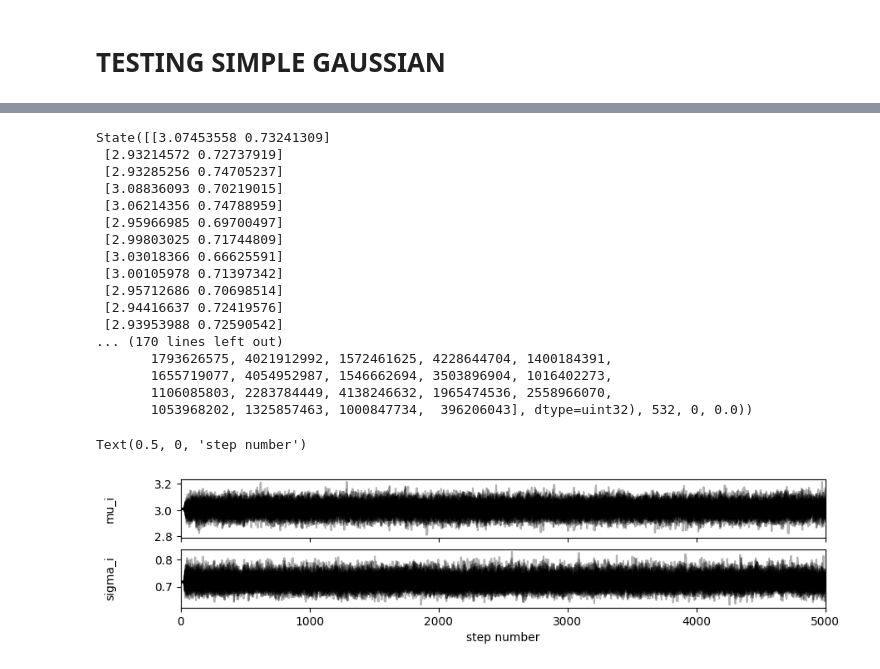
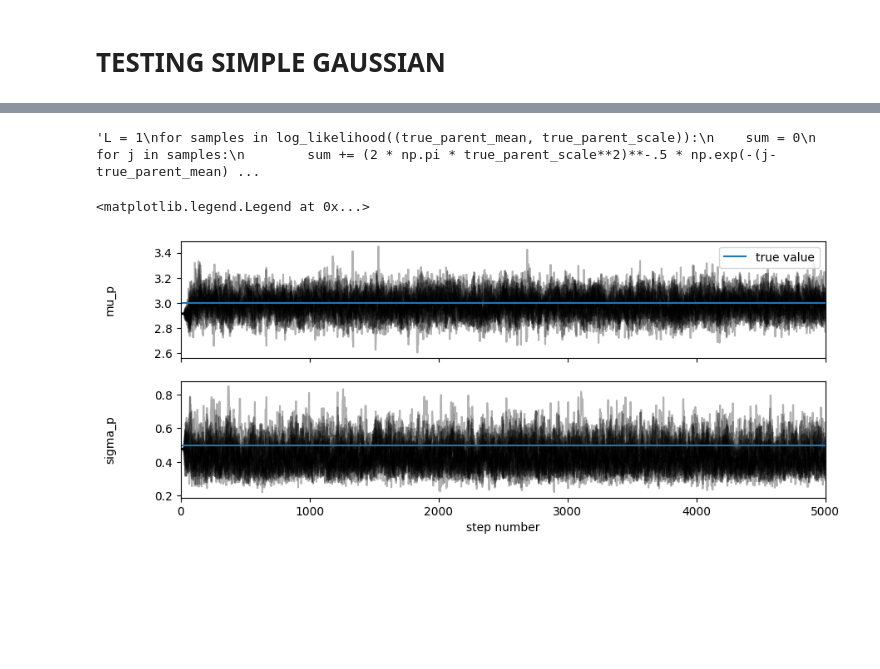
Before and after one commit to SSingh087/test-hierarchical-model, a Jupyter notebook: test-toy-HM/EMCEE tests/test-emcee-variation.ipynb, the cells around one changed output, grey strips where cells are left out. Saved outputs shown, nothing was run; the diff lists cells and outputs as text; code cells hidden in the pictures; blank space fills up the shorter version.

```diff
--- a/test-toy-HM/EMCEE tests/test-emcee-variation.ipynb
+++ b/test-toy-HM/EMCEE tests/test-emcee-variation.ipynb
@@ -1786,11 +1408,11 @@ def log_probability(param):
 # %%
 import emcee
 
-pos = soln.x + 1e-6 * np.random.randn(50, 2)
+pos = soln.x + 1e-6 * np.random.randn(20, 2)
 nwalkers, ndim = pos.shape
 
 sampler = emcee.EnsembleSampler(
-    nwalkers, ndim, log_probability
+    nwalkers, ndim, log_probability, args=[X_ji]
 )
-sampler.run_mcmc(pos, 8000, progress=True)
+sampler.run_mcmc(pos, 5000, progress=True)
 # %% [output]
@@ -1882,10 +1520,0 @@ plt.legend()
-# %%
-def log_likelihood(params):
-    parent_mean, parent_scale = params
-    weights = np.log(np.sum(
-                (2 * np.pi * true_child_scale**2)**(-0.5) * \
-                np.exp(-(child_gaussian - np.expand_dims(child_gaussian.mean(axis=1), axis=1))**2 / \
-                (2 * true_child_scale**2)),
-                axis=1))
-    chi_sq = ((child_gaussian.mean(axis=1) - parent_mean) / (2 * parent_scale))**2
-    return - 0.5 * N_obs * np.log(2 * np.pi * parent_scale**2 * size_child**2) - np.sum(chi_sq + weights)
@@ -1908,14 +1520,0 @@ sigma = 0.717
-# %%
-def log_prior(params):
-    parent_mean, parent_scale = params
-    # Flat priors
-    if (0 < parent_mean < 5 and
-        0 < parent_scale < 5):
-        return 0.0
-    return -np.inf
-
-def log_probability(params):
-    log_prior_val = log_prior(params)
-    if not np.isfinite(log_prior_val):
-        return -np.inf
-    return log_prior_val + log_likelihood(params)
@@ -1922,46 +1568,44 @@ def log_probability(params):
+# %%
+"""L = 1
+for samples in log_likelihood((true_parent_mean, true_parent_scale)):
+    sum = 0
+    for j in samples:
+        sum += (2 * np.pi * true_parent_scale**2)**-.5 * np.exp(-(j-true_parent_mean)**2 / (2 * true_parent_scale**2))
+    mean = sum/size_child
+    L *= mean
+print(np.log(L))"""
+# %% [output]
+'L = 1\nfor samples in log_likelihood((true_parent_mean, true_parent_scale)):\n    sum = 0\n    for j in samples:\n        sum += (2 * np.pi * true_parent_scale**2)**-.5 * np.exp(-(j-true_parent_mean) ...
 # %%
 import emcee
 
-pos = soln.x + 1e-6 * np.random.randn(50, 2)
+pos = np.array([true_parent_mean, true_parent_scale]) + 0.1 * np.random.randn(2) + 1e-6 * np.random.randn(20, 2)
 nwalkers, ndim = pos.shape
 
+#from multiprocessing import Pool
+
+#with Pool() as pool:
 sampler = emcee.EnsembleSampler(
-    nwalkers, ndim, log_probability
+    nwalkers, ndim, log_probability,
 )
 sampler.run_mcmc(pos, 5000, progress=True)
-# %% [output]
-State([[3.07453558 0.73241309]
- [2.93214572 0.72737919]
- [2.93285256 0.74705237]
- [3.08836093 0.70219015]
- [3.06214356 0.74788959]
- [2.95966985 0.69700497]
- [2.99803025 0.71744809]
- [3.03018366 0.66625591]
- [3.00105978 0.71397342]
- [2.95712686 0.70698514]
- [2.94416637 0.72419576]
- [2.93953988 0.72590542]
-... (170 lines left out)
-       1793626575, 4021912992, 1572461625, 4228644704, 1400184391,
-       1655719077, 4054952987, 1546662694, 3503896904, 1016402273,
-       1106085803, 2283784449, 4138246632, 1965474536, 2558966070,
-       1053968202, 1325857463, 1000847734,  396206043], dtype=uint32), 532, 0, 0.0))
 # %%
-fig, axes = plt.subplots(2, figsize=(10, 2), sharex=True)
+fig, axes = plt.subplots(2, figsize=(10, 4), sharex=True)
 samples = sampler.get_chain()
-labels = ["mu_i", "sigma_i"]
+labels = ["mu_p", "sigma_p"]
 for i in range(ndim):
     ax = axes[i]
     ax.plot(samples[:, :, i], "k", alpha=0.3)
     ax.set_xlim(0, len(samples))
     ax.set_ylabel(labels[i])
     ax.yaxis.set_label_coords(-0.1, 0.5)
-
+axes[0].hlines(true_parent_mean, 0, len(samples), label="true value")
+axes[1].hlines(true_parent_scale, 0, len(samples))
 axes[-1].set_xlabel("step number")
+axes[0].legend()
 # %% [output]
-Text(0.5, 0, 'step number')
+<matplotlib.legend.Legend at 0x...>
-[figure, old version]
+[figure, new version]
 # %%
 tau = sampler.get_autocorr_time()
 print(tau)
```
Also changed, not shown: parts of 59 cells of this notebook, 3 other files.
